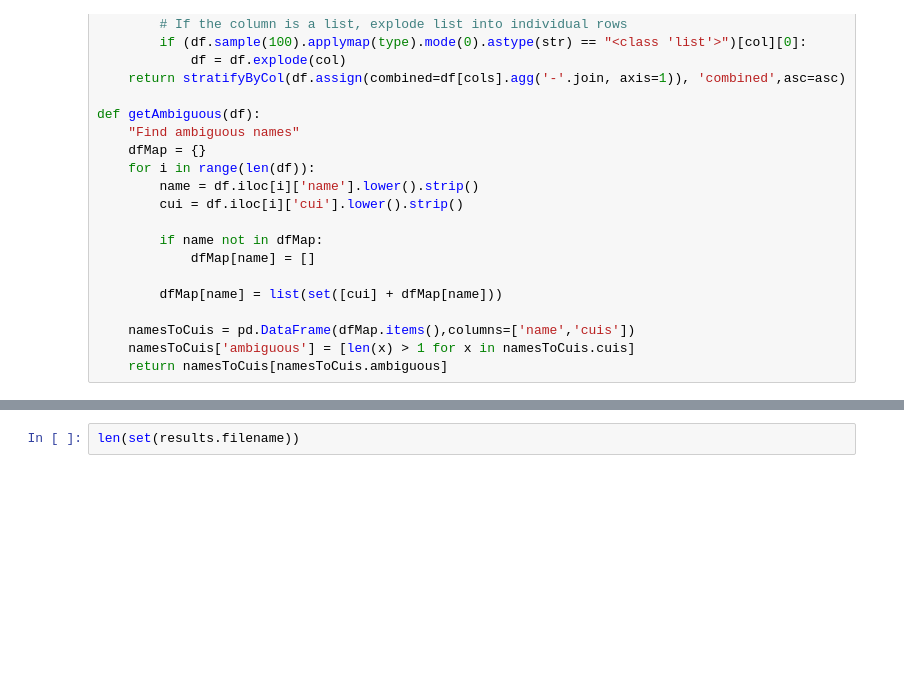
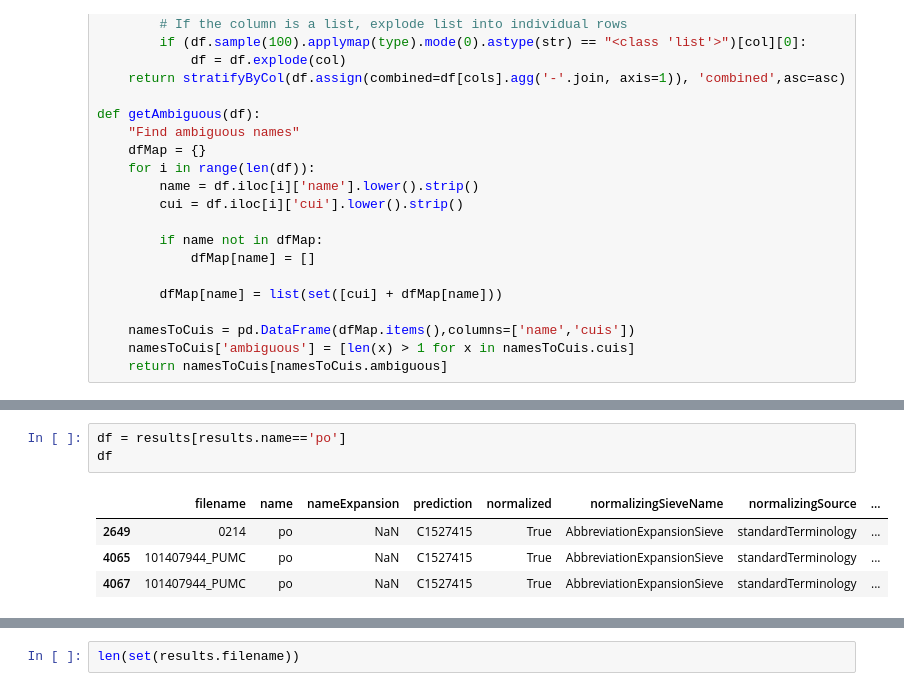
Before and after one commit to etfrenchvcu/disorder-normalizer, a Jupyter notebook: scripts/evaluate.ipynb, the cells around one changed output, grey strips where cells are left out. Drawn from its saved outputs; the diff is of its cells as text; blank space fills up the shorter version.

```diff
--- a/scripts/evaluate.ipynb
+++ b/scripts/evaluate.ipynb
@@ -186,3 +160,11 @@ results[results.nameExpansion.notnull() & (results.name.str.strip()!=results.nam
+# %%
+df = results[results.name=='po']
+df
+# %% [output]
+|  | filename | name | nameExpansion | prediction | normalized | normalizingSieveName | normalizingSource | ... |
+| 2649 | 0214 | po | NaN | C1527415 | True | AbbreviationExpansionSieve | standardTerminology | ... |
+| 4065 | 101407944_PUMC | po | NaN | C1527415 | True | AbbreviationExpansionSieve | standardTerminology | ... |
+| 4067 | 101407944_PUMC | po | NaN | C1527415 | True | AbbreviationExpansionSieve | standardTerminology | ... |
 # %%
 remove = ['normalized','normalizingSource','normalizingSieveName']#,'goldTypes','predTypes'
 errors = analysis[(results.prediction != results.goldCui) & (results.normalized==True)]
```
Also changed, not shown: parts of 6 cells of this notebook, 8 other files.
